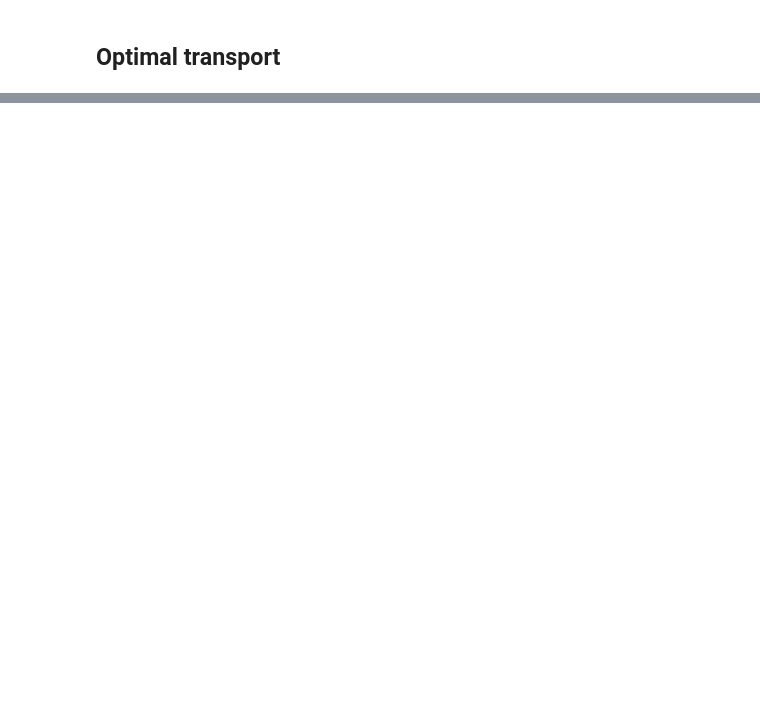
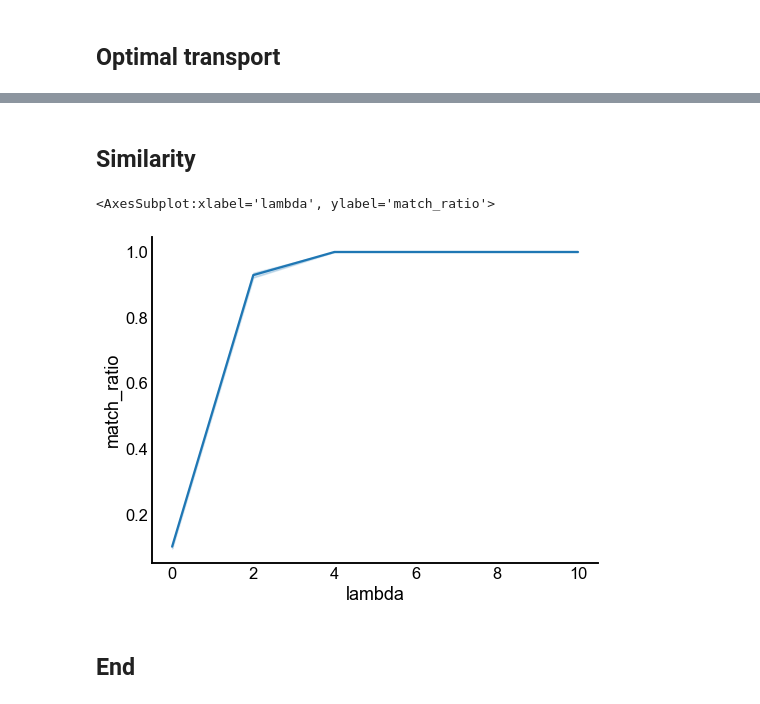
Before and after one commit to neurodata/matching, a Jupyter notebook: docs/benchmarks.ipynb, the cells around one changed output, grey strips where cells are left out. Drawn from its saved outputs; the diff is of its cells as text; code cells hidden in the pictures; blank space fills up the shorter version.

Commit message:
add similarity

```diff
--- a/docs/benchmarks.ipynb
+++ b/docs/benchmarks.ipynb
@@ -135,3 +135,34 @@ sns.barplot(data=results, x="transport", y="match_ratio", ax=ax)
+# %% [markdown]
+## Similarity
+# %%
+
+n_sims = 1000
+rows = []
+for lamb in np.linspace(0, 10, 6):
+    for sim in tqdm(range(n_sims)):
+
+        A, B = er_corr(n_side, ipsi_p, ipsi_rho, directed=True)
+        S = lamb * np.eye(B.shape[0])
+        perm = rng.permutation(n_side)
+        undo_perm = np.argsort(perm)
+        S = S[:, perm]
+
+        solver = GraphMatchSolver(A, B, similarity=S)
+        solver.solve()
+        match_ratio = (solver.permutation_ == undo_perm).mean()
+        rows.append({"lambda": lamb, "match_ratio": match_ratio})
+
+results = pd.DataFrame(rows)
+# %%
+
+fig, ax = plt.subplots(1, 1, figsize=(8, 6))
+
+sns.lineplot(data=results, x="lambda", y="match_ratio", ax=ax)
+# %% [output]
+<AxesSubplot:xlabel='lambda', ylabel='match_ratio'>
+[figure, added]
+# %% [markdown]
+## End
 # %%
 
 elapsed = time.time() - t0
```
Also changed, not shown: parts of 4 cells of this notebook, 2 other files.
